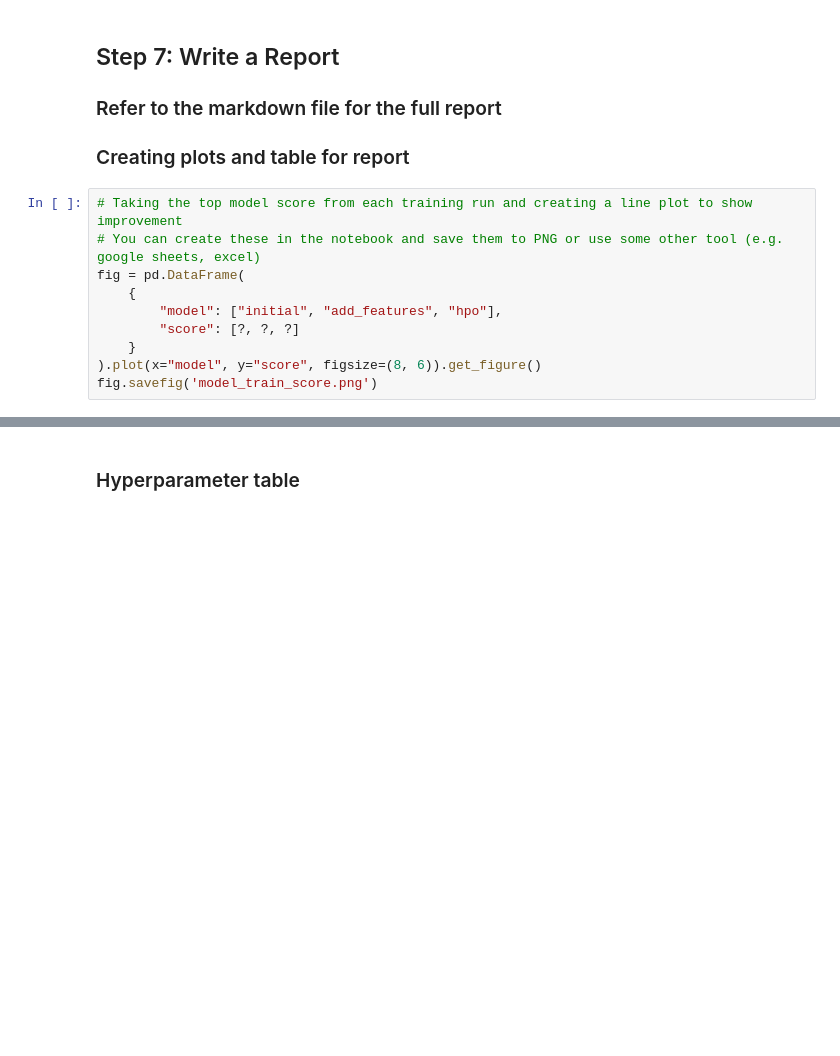
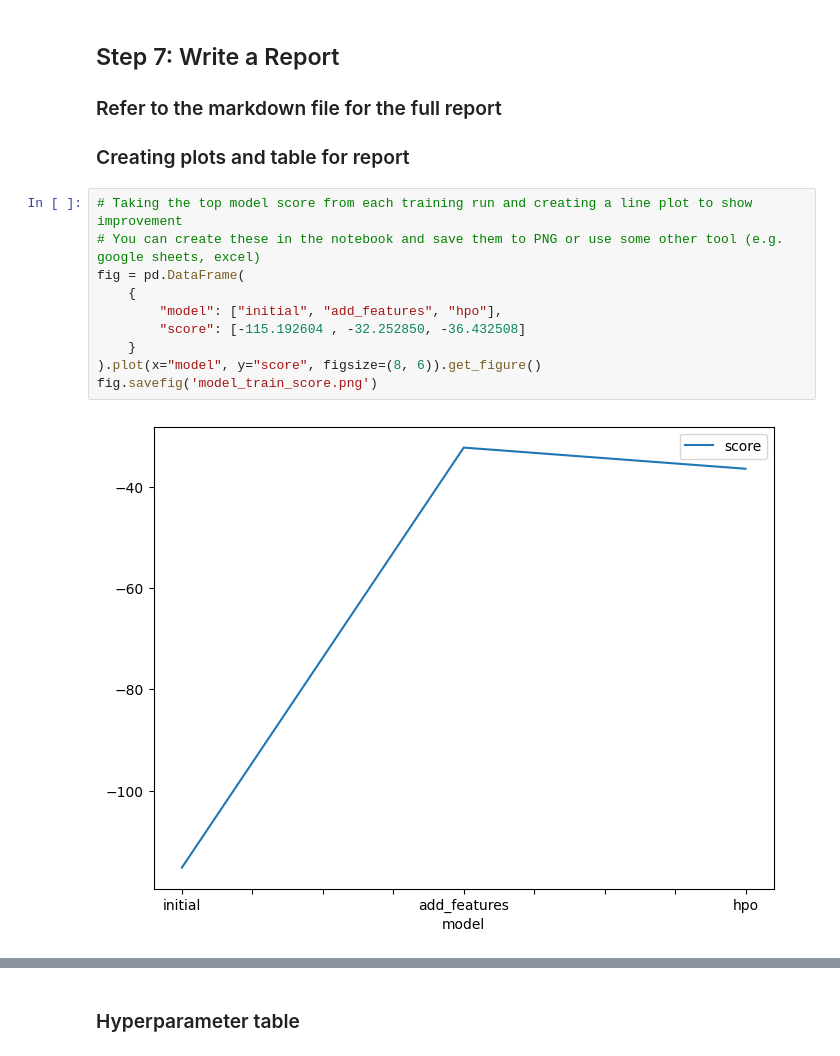
Before and after one commit to ayodejiades/biker, a Jupyter notebook: project-template.ipynb, the cells around one changed output, grey strips where cells are left out. Saved outputs shown, nothing was run; the diff lists cells and outputs as text; blank space fills up the shorter version.

```diff
--- a/project-template.ipynb
+++ b/project-template.ipynb
@@ -521,13 +707,15 @@ submission_new_hpo.to_csv("submissions/submission_new_hpo.csv", index=False)
 # %%
 # Taking the top model score from each training run and creating a line plot to show improvement
 # You can create these in the notebook and save them to PNG or use some other tool (e.g. google sheets, excel)
 fig = pd.DataFrame(
     {
         "model": ["initial", "add_features", "hpo"],
-        "score": [?, ?, ?]
+        "score": [-115.192604 , -32.252850, -36.432508]
     }
 ).plot(x="model", y="score", figsize=(8, 6)).get_figure()
 fig.savefig('model_train_score.png')
+# %% [output]
+[figure, added]
 # %%
 # Take the 3 kaggle scores and creating a line plot to show improvement
 fig = pd.DataFrame(
```
Also changed, not shown: parts of 21 cells of this notebook.
